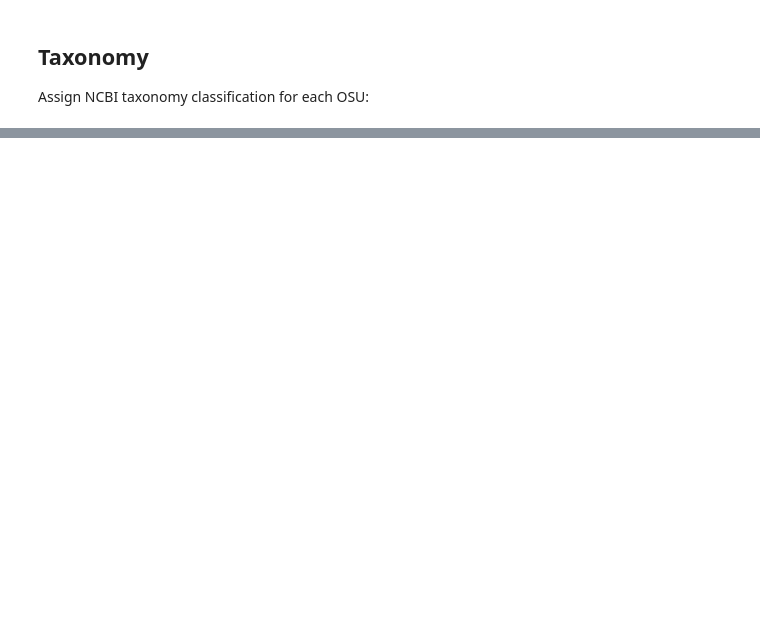
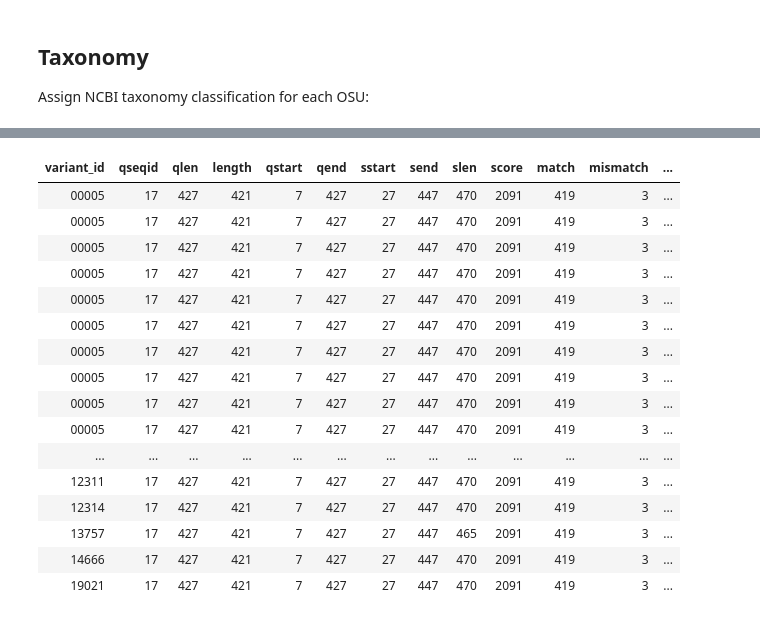
Before and after one commit to xbiome/rexmap, a Jupyter notebook: tutorial_mock.ipynb, the cells around one changed output, grey strips where cells are left out. Cells and saved outputs as stored; diff of their text form; code cells hidden in the pictures; blank space fills up the shorter version.

```diff
--- a/tutorial_mock.ipynb
+++ b/tutorial_mock.ipynb
@@ -173,2 +174,22 @@ osu_tax.dt
 | 1074 | 100.00 | Firmicutes_[106] | Bacilli_[106] | Lactobacillales_[106] | Streptococcaceae_[106] | Streptococcus_[106] |
 | 1056 | 100.00 | Firmicutes_[490] | Bacilli_[490] | Lactobacillales_[490] | Streptococcaceae_[490] | Streptococcus_[490] |
+# %%
+blast_output$alignments[qseqid==17]
+# %% [output]
+| variant_id | qseqid | qlen | length | qstart | qend | sstart | send | slen | score | match | mismatch | ... |
+| 00005 | 17 | 427 | 421 | 7 | 427 | 27 | 447 | 470 | 2091 | 419 | 3 | ... |
+| 00005 | 17 | 427 | 421 | 7 | 427 | 27 | 447 | 470 | 2091 | 419 | 3 | ... |
+| 00005 | 17 | 427 | 421 | 7 | 427 | 27 | 447 | 470 | 2091 | 419 | 3 | ... |
+| 00005 | 17 | 427 | 421 | 7 | 427 | 27 | 447 | 470 | 2091 | 419 | 3 | ... |
+| 00005 | 17 | 427 | 421 | 7 | 427 | 27 | 447 | 470 | 2091 | 419 | 3 | ... |
+| 00005 | 17 | 427 | 421 | 7 | 427 | 27 | 447 | 470 | 2091 | 419 | 3 | ... |
+| 00005 | 17 | 427 | 421 | 7 | 427 | 27 | 447 | 470 | 2091 | 419 | 3 | ... |
+| 00005 | 17 | 427 | 421 | 7 | 427 | 27 | 447 | 470 | 2091 | 419 | 3 | ... |
+| 00005 | 17 | 427 | 421 | 7 | 427 | 27 | 447 | 470 | 2091 | 419 | 3 | ... |
+| 00005 | 17 | 427 | 421 | 7 | 427 | 27 | 447 | 470 | 2091 | 419 | 3 | ... |
+| ... | ... | ... | ... | ... | ... | ... | ... | ... | ... | ... | ... | ... |
+| 12311 | 17 | 427 | 421 | 7 | 427 | 27 | 447 | 470 | 2091 | 419 | 3 | ... |
+| 12314 | 17 | 427 | 421 | 7 | 427 | 27 | 447 | 470 | 2091 | 419 | 3 | ... |
+| 13757 | 17 | 427 | 421 | 7 | 427 | 27 | 447 | 465 | 2091 | 419 | 3 | ... |
+| 14666 | 17 | 427 | 421 | 7 | 427 | 27 | 447 | 470 | 2091 | 419 | 3 | ... |
+| 19021 | 17 | 427 | 421 | 7 | 427 | 27 | 447 | 470 | 2091 | 419 | 3 | ... |
```
Also changed, not shown: parts of 5 cells of this notebook, 4 other files.
